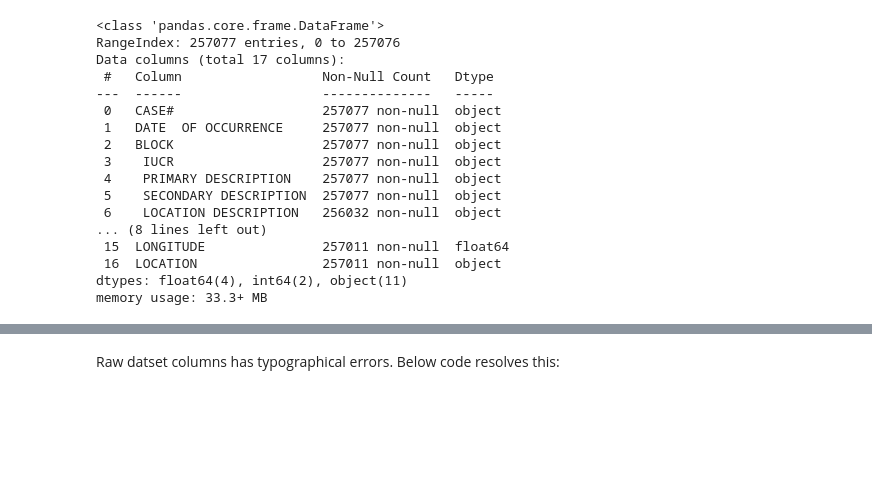
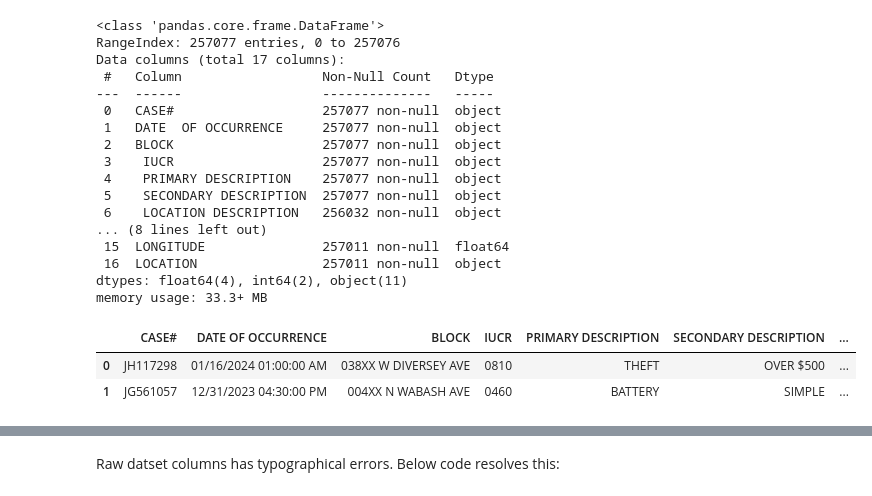
Before and after one commit to soulseekqt/risky_predictive_policing, a Jupyter notebook: notebooks/notebook_MS.ipynb, the cells around one changed output, grey strips where cells are left out. Saved outputs shown, nothing was run; the diff lists cells and outputs as text; code cells hidden in the pictures; blank space fills up the shorter version.

```diff
--- a/notebooks/notebook_MS.ipynb
+++ b/notebooks/notebook_MS.ipynb
@@ -25,4 +62,10 @@ Data columns (total 17 columns):
  16  LOCATION                257011 non-null  object
 dtypes: float64(4), int64(2), object(11)
 memory usage: 33.3+ MB
+# %%
+df.head(2)
+# %% [output]
+|  | CASE# | DATE OF OCCURRENCE | BLOCK | IUCR | PRIMARY DESCRIPTION | SECONDARY DESCRIPTION | ... |
+| 0 | JH117298 | 01/16/2024 01:00:00 AM | 038XX W DIVERSEY AVE | 0810 | THEFT | OVER $500 | ... |
+| 1 | JG561057 | 12/31/2023 04:30:00 PM | 004XX N WABASH AVE | 0460 | BATTERY | SIMPLE | ... |
 # %%
```
Also changed, not shown: parts of 5 cells of this notebook.
